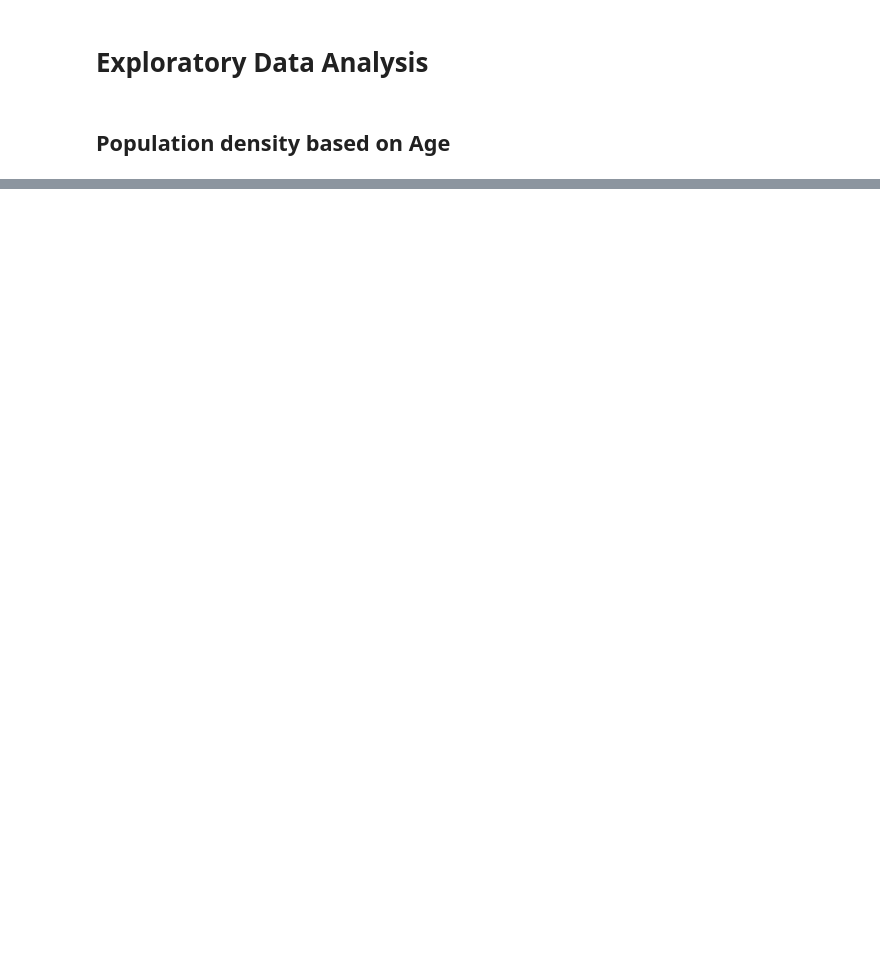
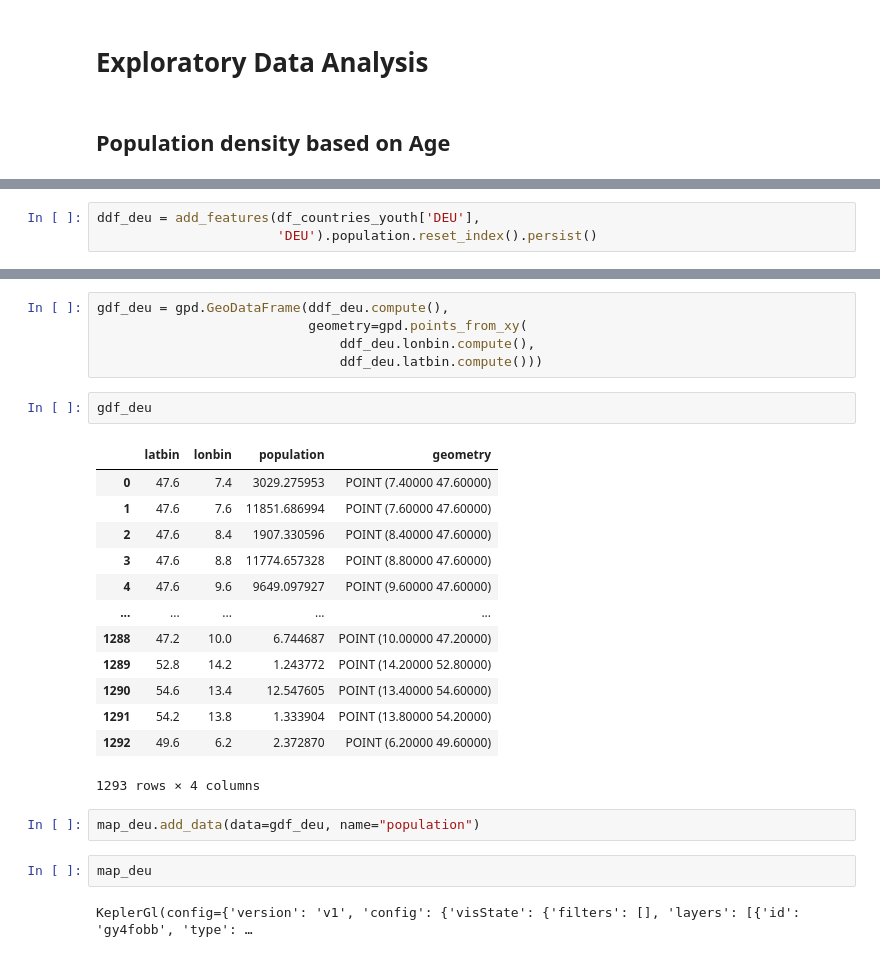
Before and after one commit to abeljoshua20/Population-Density-Analysis, a Jupyter notebook: MP2_Abel Europe.ipynb, the cells around one changed output, grey strips where cells are left out. Cells and saved outputs as stored; diff of their text form; blank space fills up the shorter version.

```diff
--- a/MP2_Abel Europe.ipynb
+++ b/MP2_Abel Europe.ipynb
@@ -292,0 +352,3 @@ warnings.filterwarnings('ignore')
+# %%
+ddf_deu = add_features(df_countries_youth['DEU'],
+                       'DEU').population.reset_index().persist()
@@ -292,0 +359,27 @@ warnings.filterwarnings('ignore')
+# %%
+gdf_deu = gpd.GeoDataFrame(ddf_deu.compute(),
+                           geometry=gpd.points_from_xy(
+                               ddf_deu.lonbin.compute(),
+                               ddf_deu.latbin.compute()))
+# %%
+gdf_deu
+# %% [output]
+|  | latbin | lonbin | population | geometry |
+| 0 | 47.6 | 7.4 | 3029.275953 | POINT (7.40000 47.60000) |
+| 1 | 47.6 | 7.6 | 11851.686994 | POINT (7.60000 47.60000) |
+| 2 | 47.6 | 8.4 | 1907.330596 | POINT (8.40000 47.60000) |
+| 3 | 47.6 | 8.8 | 11774.657328 | POINT (8.80000 47.60000) |
+| 4 | 47.6 | 9.6 | 9649.097927 | POINT (9.60000 47.60000) |
+| ... | ... | ... | ... | ... |
+| 1288 | 47.2 | 10.0 | 6.744687 | POINT (10.00000 47.20000) |
+| 1289 | 52.8 | 14.2 | 1.243772 | POINT (14.20000 52.80000) |
+| 1290 | 54.6 | 13.4 | 12.547605 | POINT (13.40000 54.60000) |
+| 1291 | 54.2 | 13.8 | 1.333904 | POINT (13.80000 54.20000) |
+| 1292 | 49.6 | 6.2 | 2.372870 | POINT (6.20000 49.60000) |
+1293 rows × 4 columns
+# %%
+map_deu.add_data(data=gdf_deu, name="population")
+# %%
+map_deu
+# %% [output]
+KeplerGl(config={'version': 'v1', 'config': {'visState': {'filters': [], 'layers': [{'id': 'gy4fobb', 'type': …
```
Also changed, not shown: parts of 43 cells of this notebook, 2 other files.
